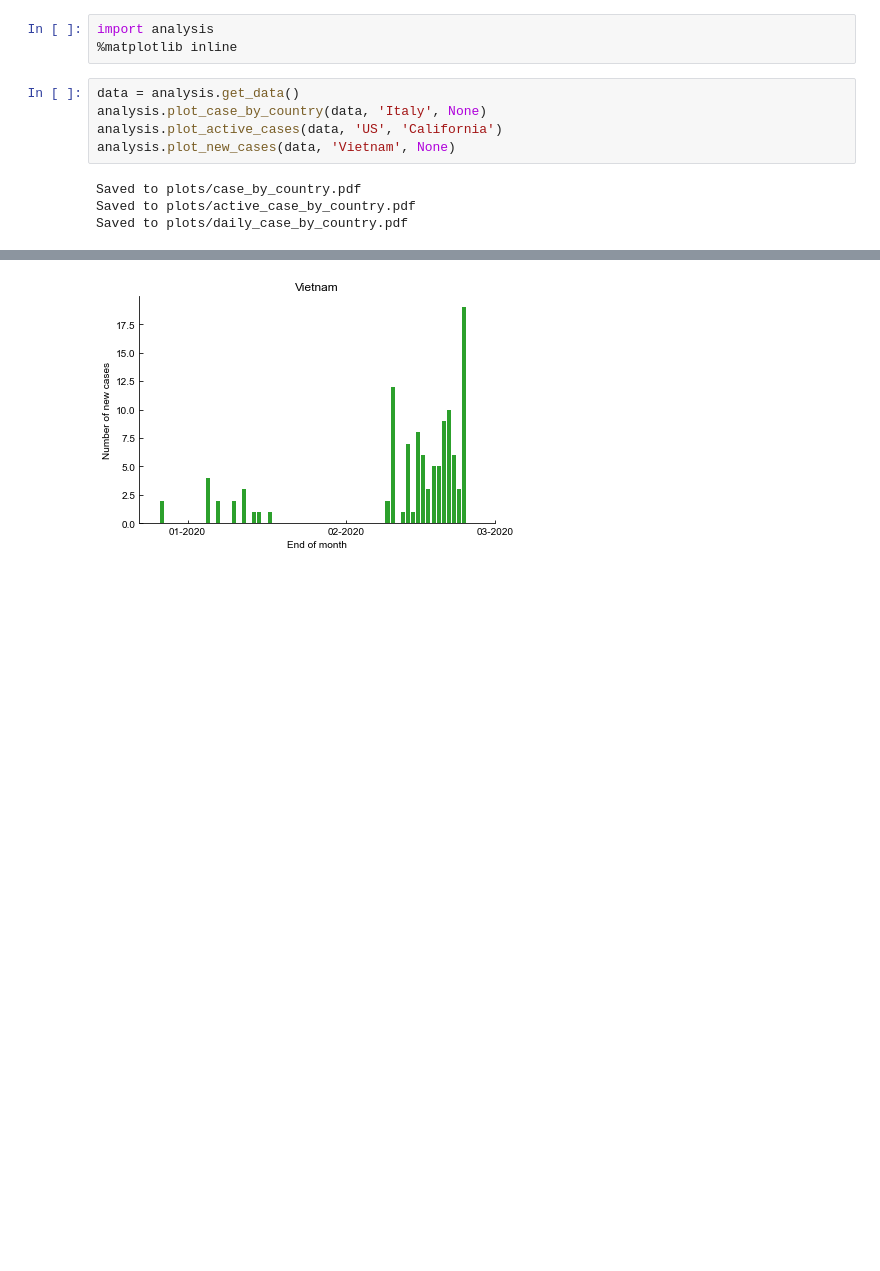
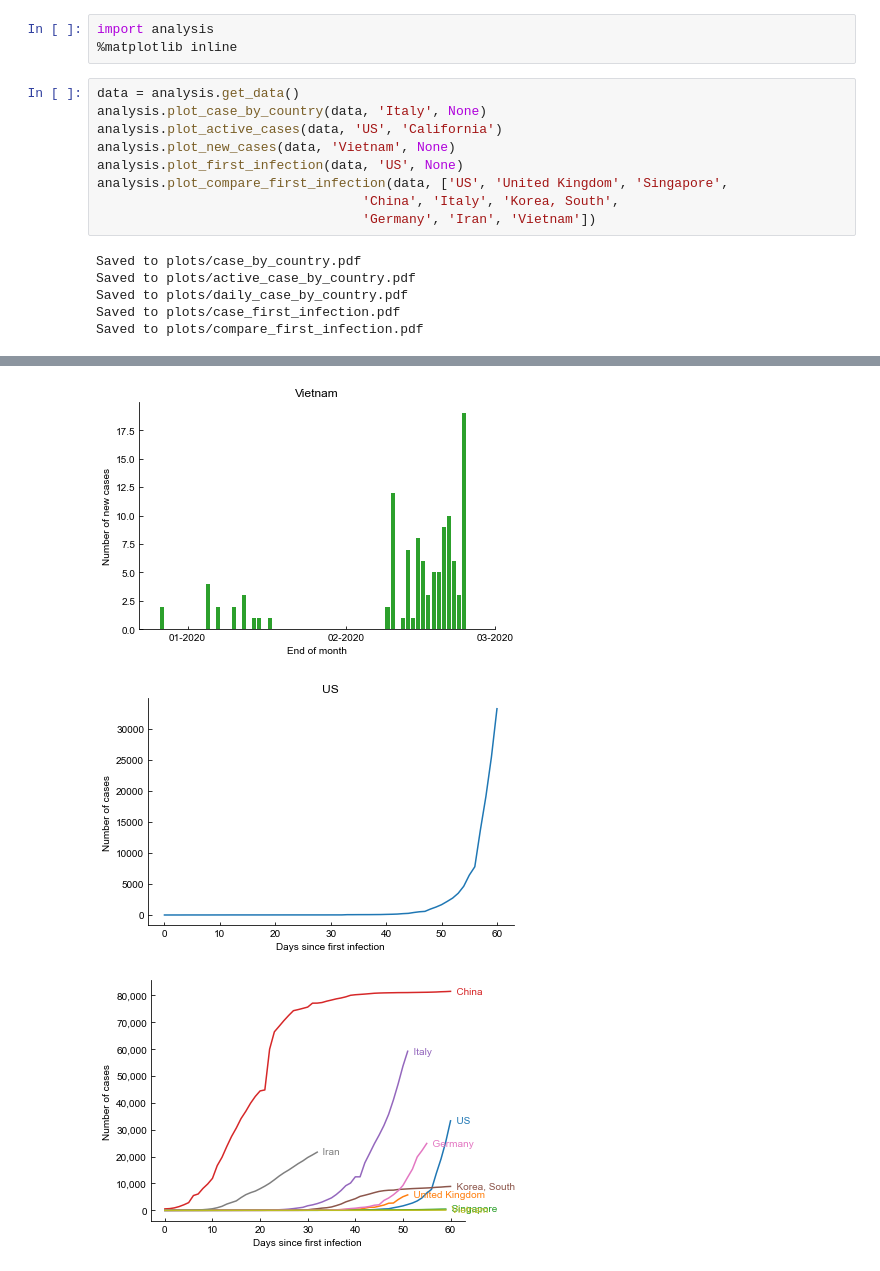
Before and after one commit to nna0702/coronavirus_2019, a Jupyter notebook: AnalysisExample.ipynb, the cells around one changed output, grey strips where cells are left out. Cells and saved outputs as stored; diff of their text form; blank space fills up the shorter version.

Commit message:
add new plots

```diff
--- a/AnalysisExample.ipynb
+++ b/AnalysisExample.ipynb
@@ -4,12 +4,20 @@ import analysis
 # %%
 data = analysis.get_data()
 analysis.plot_case_by_country(data, 'Italy', None)
 analysis.plot_active_cases(data, 'US', 'California')
 analysis.plot_new_cases(data, 'Vietnam', None)
+analysis.plot_first_infection(data, 'US', None)
+analysis.plot_compare_first_infection(data, ['US', 'United Kingdom', 'Singapore',
+                                  'China', 'Italy', 'Korea, South',
+                                  'Germany', 'Iran', 'Vietnam'])
 # %% [output]
 Saved to plots/case_by_country.pdf
 Saved to plots/active_case_by_country.pdf
 Saved to plots/daily_case_by_country.pdf
+Saved to plots/case_first_infection.pdf
+Saved to plots/compare_first_infection.pdf
 [figure]
 [figure]
 [figure]
+[figure, added]
+[figure, added]
```
